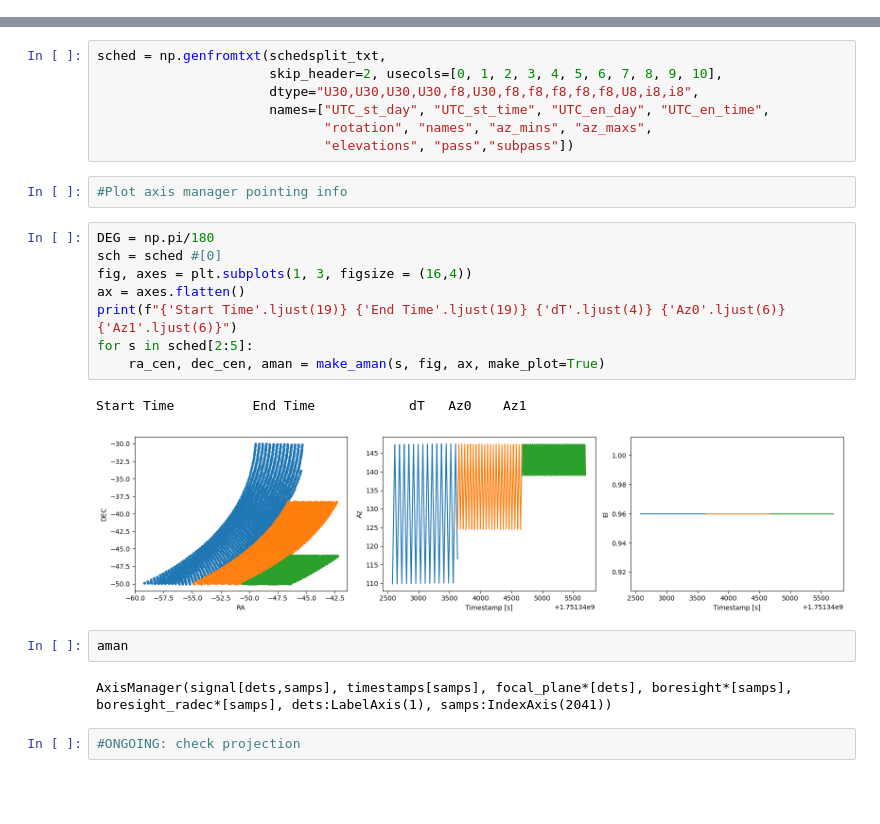
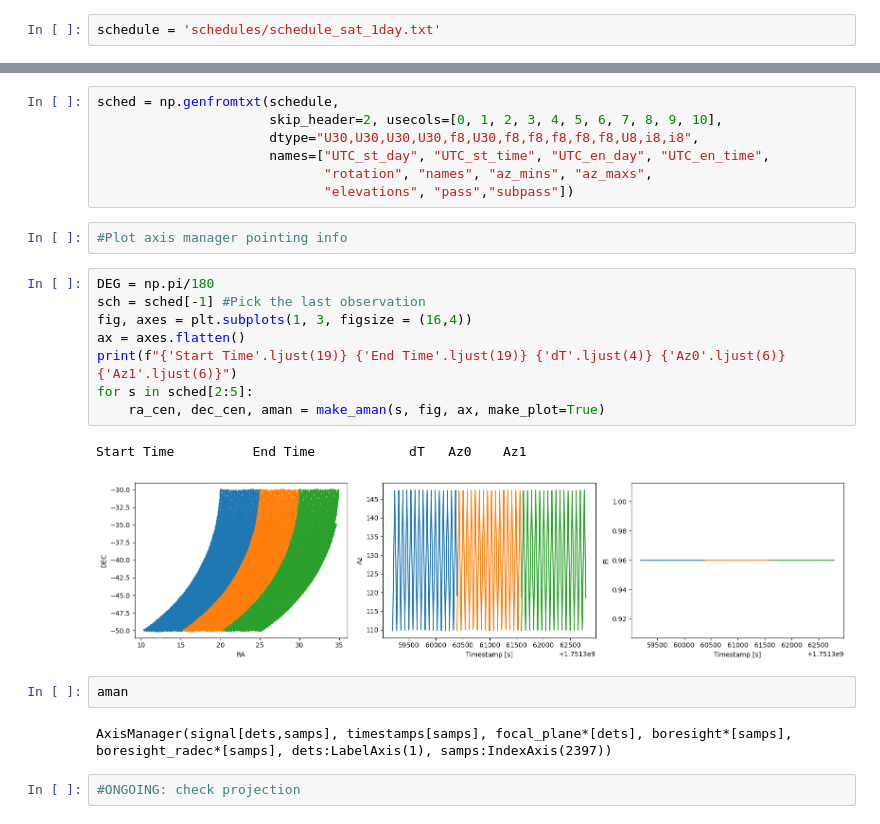
Before and after one commit to susannaaz/BBFLP, a Jupyter notebook: Sec3_Make_and_Analyze_schedule.ipynb, the cells around one changed output, grey strips where cells are left out. Saved outputs shown, nothing was run; the diff lists cells and outputs as text; blank space fills up the shorter version.

```diff
--- a/Sec3_Make_and_Analyze_schedule.ipynb
+++ b/Sec3_Make_and_Analyze_schedule.ipynb
@@ -54,0 +34,2 @@ Found 74 entries in schedule_sat_pipe-s0002-v6.txt
+# %%
+schedule = 'schedules/schedule_sat_1day.txt'
@@ -61,5 +74,5 @@ schedsplit_txt ='schedule_sat_pipe-s0002-v6.txt' #'split_schedule/schedule040.tx
 # %%
-sched = np.genfromtxt(schedsplit_txt,
+sched = np.genfromtxt(schedule,
                       skip_header=2, usecols=[0, 1, 2, 3, 4, 5, 6, 7, 8, 9, 10],
                       dtype="U30,U30,U30,U30,f8,U30,f8,f8,f8,f8,f8,U8,i8,i8",
                       names=["UTC_st_day", "UTC_st_time", "UTC_en_day", "UTC_en_time",
@@ -69,19 +82,19 @@ sched = np.genfromtxt(schedsplit_txt,
 #Plot axis manager pointing info
 # %%
 DEG = np.pi/180
-sch = sched #[0]
+sch = sched[-1] #Pick the last observation
 fig, axes = plt.subplots(1, 3, figsize = (16,4))
 ax = axes.flatten()
 print(f"{'Start Time'.ljust(19)} {'End Time'.ljust(19)} {'dT'.ljust(4)} {'Az0'.ljust(6)} {'Az1'.ljust(6)}")
 for s in sched[2:5]:
     ra_cen, dec_cen, aman = make_aman(s, fig, ax, make_plot=True)
 # %% [output]
 Start Time          End Time            dT   Az0    Az1
-[figure, old version]
+[figure, new version]
 # %%
 aman
 # %% [output]
-AxisManager(signal[dets,samps], timestamps[samps], focal_plane*[dets], boresight*[samps], boresight_radec*[samps], dets:LabelAxis(1), samps:IndexAxis(2041))
+AxisManager(signal[dets,samps], timestamps[samps], focal_plane*[dets], boresight*[samps], boresight_radec*[samps], dets:LabelAxis(1), samps:IndexAxis(2397))
 # %%
 #ONGOING: check projection
 # %%
```
Also changed, not shown: parts of 18 cells of this notebook, 10 other files.
